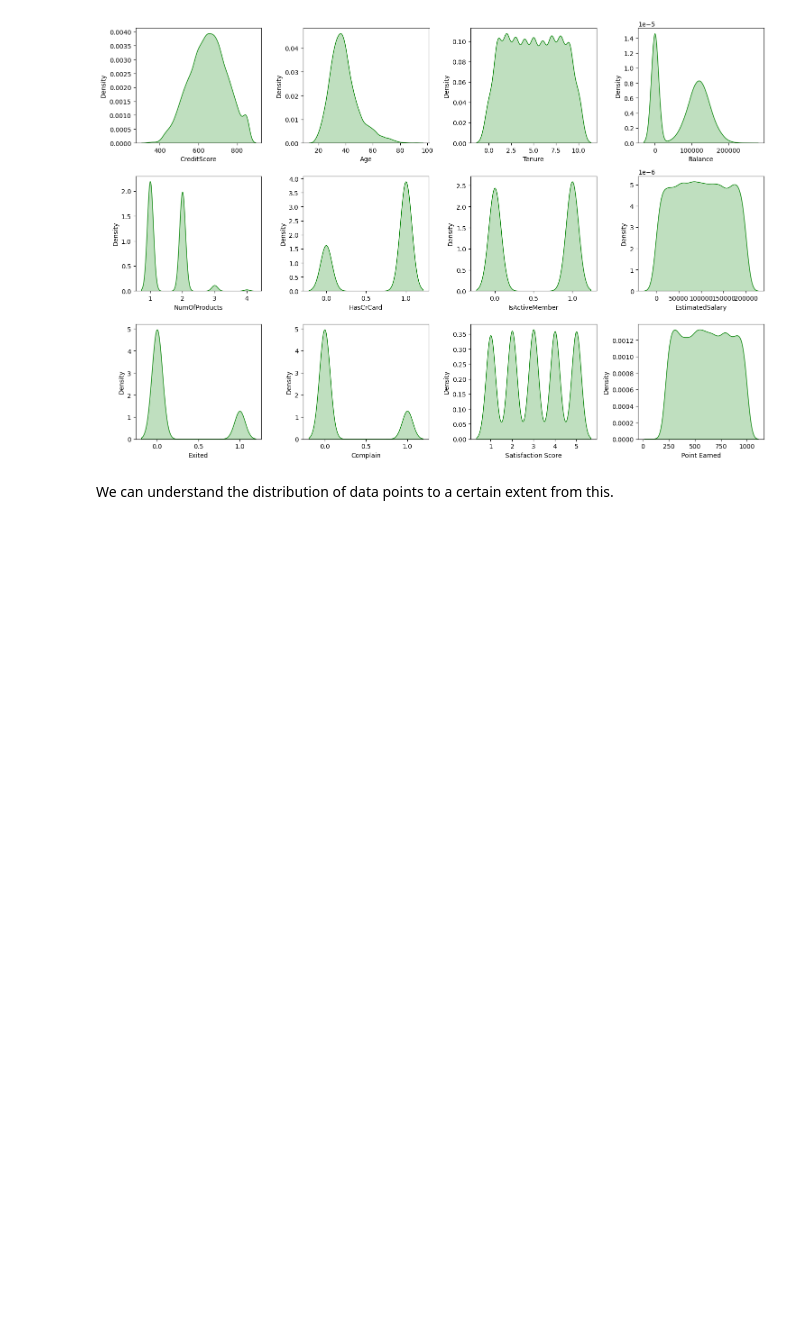
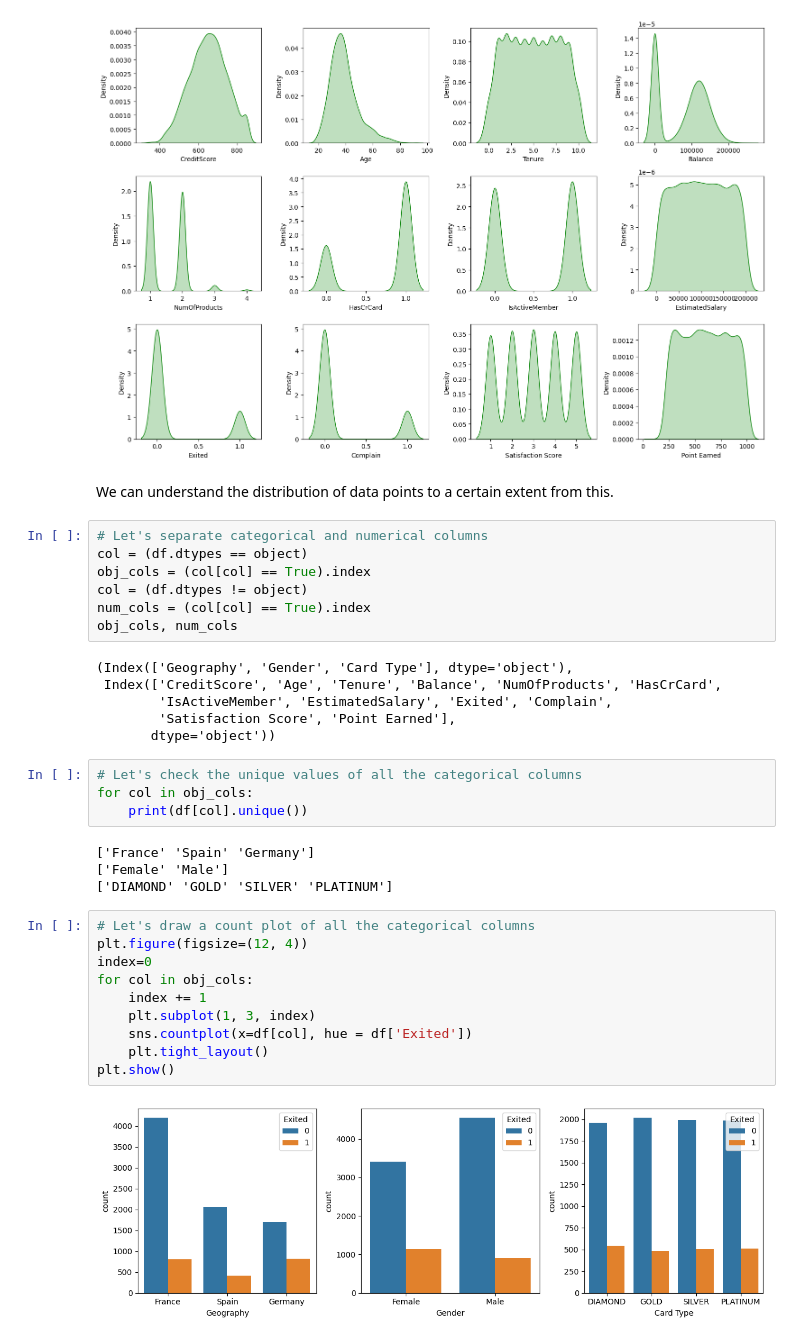
Before and after one commit to rizz045/Banking-Churn-Analysis-and-Prediction-Using-ML.ipynb, a Jupyter notebook: Banking_Churn_Analysis_and_Prediction_Using_ML.ipynb, the cells around one changed output. Drawn from its saved outputs; the diff is of its cells as text; blank space fills up the shorter version.

```diff
--- a/Banking_Churn_Analysis_and_Prediction_Using_ML.ipynb
+++ b/Banking_Churn_Analysis_and_Prediction_Using_ML.ipynb
@@ -109,3 +109,36 @@ plt.show()
 [figure]
 # %% [markdown]
 We can understand the distribution of data points to a certain extent from this.
+# %%
+# Let's separate categorical and numerical columns
+col = (df.dtypes == object)
+obj_cols = (col[col] == True).index
+col = (df.dtypes != object)
+num_cols = (col[col] == True).index
+obj_cols, num_cols
+# %% [output]
+(Index(['Geography', 'Gender', 'Card Type'], dtype='object'),
+ Index(['CreditScore', 'Age', 'Tenure', 'Balance', 'NumOfProducts', 'HasCrCard',
+        'IsActiveMember', 'EstimatedSalary', 'Exited', 'Complain',
+        'Satisfaction Score', 'Point Earned'],
+       dtype='object'))
+# %%
+# Let's check the unique values of all the categorical columns
+for col in obj_cols:
+    print(df[col].unique())
+# %% [output]
+['France' 'Spain' 'Germany']
+['Female' 'Male']
+['DIAMOND' 'GOLD' 'SILVER' 'PLATINUM']
+# %%
+# Let's draw a count plot of all the categorical columns
+plt.figure(figsize=(12, 4))
+index=0
+for col in obj_cols:
+    index += 1
+    plt.subplot(1, 3, index)
+    sns.countplot(x=df[col], hue = df['Exited'])
+    plt.tight_layout()
+plt.show()
+# %% [output]
+[figure, added]
```
Also changed, not shown: parts of 3 cells of this notebook.
